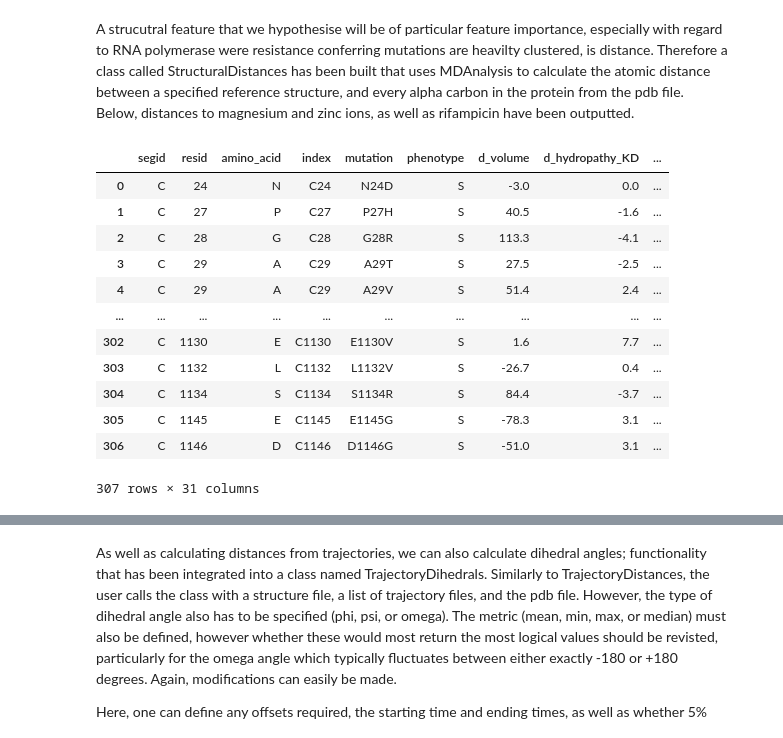
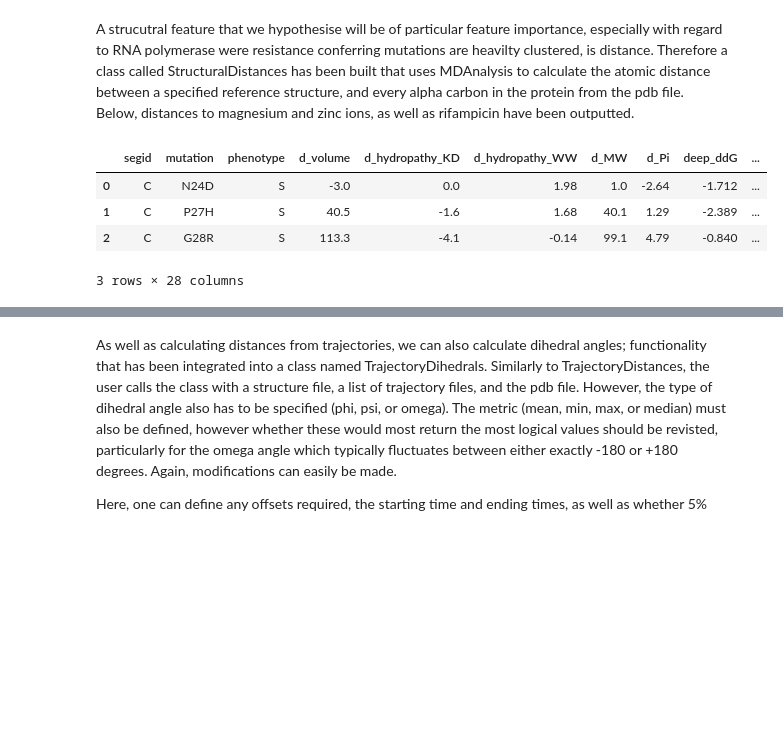
Before and after one commit to DylanAdlard/SABS_rotation_1_report, a Jupyter notebook: Report.ipynb, the cells around one changed output, grey strips where cells are left out. Cells and saved outputs as stored; diff of their text form; code cells hidden in the pictures; blank space fills up the shorter version.

```diff
--- a/Report.ipynb
+++ b/Report.ipynb
@@ -279,2 +274,4 @@ These site-specific biocheimcal alterations are included in the study based on t
+# %%
+features = sbmlcore.FeatureDataset(df, species='M. tuberculosis', gene='RpoB', protein='RNAP')
 # %%
 v = sbmlcore.AminoAcidVolumeChange()
@@ -315,15 +296,11 @@ Secondary structure was determined with the Stride Web Interface([Heinig and Fri
 Solvent accessible surface area (sasa) for each residue was determined with FreeSASA([Mitternacht, 2016](#Mitternacht2016)), a python module that can calculate sasa directly from a pdb file. This has been implemented as a class in ExternalCode.py; FreeSASA. An intuitive addition to this class would include building in a method that uses sasa and a specficied surface area threshold to defined surface residue, which would allow subsequent calculation of depth for every residue in the protein. It should be noted that Stride also outputs sasa values for each residue, however these are different from those calculated by FreeSASA, therefore it would be logical to build models with either and determine which, if any, results in greater performance.
 # %%
 ddg = sbmlcore.DeepDDG('Data_tables/5uh6-protein-chains.ddg', offsets={'A':0, 'B':0, 'C':-6, 'D':0, 'E':0, 'F':0})
-df = ddg.add_feature(df)
+st = sbmlcore.Stride('Structural_files/5uh6.pdb', offsets={'A':0, 'B':0, 'C':-6, 'D':0, 'E':0, 'F':0})
+snp = sbmlcore.SNAP2('Data_tables/rpob_snap2.csv', offsets={'A':0, 'B':0, 'C':-6, 'D':0, 'E':0, 'F':0})
+sasa = sbmlcore.FreeSASA('Structural_files/5uh6.pdb')
 
-st = sbmlcore.Stride('Structural_files/5uh6.pdb', offsets={'A':0, 'B':0, 'C':-6, 'D':0, 'E':0, 'F':0})
-df = st.add_feature(df)
+features.add_feature([ddg, st, snp, sasa])
 
-snp = sbmlcore.SNAP2('Data_tables/rpob_snap2.csv', offsets={'A':0, 'B':0, 'C':-6, 'D':0, 'E':0, 'F':0})
-df = snp.add_feature(df)
-
-sasa = sbmlcore.FreeSASA('Structural_files/5uh6.pdb')
-df = sasa.add_feature(df)
-df
+features.df[:3]
 # %% [output]
@@ -344,34 +313,17 @@ df
 A strucutral feature that we hypothesise will be of particular feature importance, especially with regard to RNA polymerase were resistance conferring mutations are heavilty clustered, is distance. Therefore a class called StructuralDistances has been built that uses MDAnalysis to calculate the atomic distance between a specified reference structure, and every alpha carbon in the protein from the pdb file. Below, distances to magnesium and zinc ions, as well as rifampicin have been outputted.
 # %%
 rfp = sbmlcore.StructuralDistances('Structural_files/5uh6.pdb', distance_selection='resname RFP', distance_name='RFP_distances', offsets={'A':0, 'B':0, 'C':-6, 'D':0, 'E':0, 'F':0})
-df = rfp.add_feature(df)
-df.drop(columns=['resname'], inplace=True)
+zn1 = sbmlcore.StructuralDistances('Structural_files/5uh6.pdb', distance_selection='index 26082', distance_name='ZN1_distances', offsets={'A':0, 'B':0, 'C':-6, 'D':0, 'E':0, 'F':0})
+zn2= sbmlcore.StructuralDistances('Structural_files/5uh6.pdb', distance_selection='index 26083', distance_name='ZN2_distances', offsets={'A':0, 'B':0, 'C':-6, 'D':0, 'E':0, 'F':0})
+mg = sbmlcore.StructuralDistances('Structural_files/5uh6.pdb', distance_selection='resname MG', distance_name='MG_distances', offsets={'A':0, 'B':0, 'C':-6, 'D':0, 'E':0, 'F':0})
 
-zn1 = sbmlcore.StructuralDistances('Structural_files/5uh6.pdb', distance_selection='index 26082', distance_name='ZN1_distances', offsets={'A':0, 'B':0, 'C':-6, 'D':0, 'E':0, 'F':0})
-df = zn1.add_feature(df)
-df.drop(columns=['resname'], inplace=True)
+features.add_feature([rfp, zn1, zn2, mg])
 
-zn2= sbmlcore.StructuralDistances('Structural_files/5uh6.pdb', distance_selection='index 26083', distance_name='ZN2_distances', offsets={'A':0, 'B':0, 'C':-6, 'D':0, 'E':0, 'F':0})
-df = zn2.add_feature(df)
-df.drop(columns=['resname'], inplace=True)
-
-mg = sbmlcore.StructuralDistances('Structural_files/5uh6.pdb', distance_selection='resname MG', distance_name='MG_distances', offsets={'A':0, 'B':0, 'C':-6, 'D':0, 'E':0, 'F':0})
-df = mg.add_feature(df)
-df.drop(columns=['resname'], inplace=True)
-
-df
+features.df[:3]
 # %% [output]
-|  | segid | resid | amino_acid | index | mutation | phenotype | d_volume | d_hydropathy_KD | ... |
-| 0 | C | 24 | N | C24 | N24D | S | -3.0 | 0.0 | ... |
-| 1 | C | 27 | P | C27 | P27H | S | 40.5 | -1.6 | ... |
-| 2 | C | 28 | G | C28 | G28R | S | 113.3 | -4.1 | ... |
-| 3 | C | 29 | A | C29 | A29T | S | 27.5 | -2.5 | ... |
-| 4 | C | 29 | A | C29 | A29V | S | 51.4 | 2.4 | ... |
-| ... | ... | ... | ... | ... | ... | ... | ... | ... | ... |
-| 302 | C | 1130 | E | C1130 | E1130V | S | 1.6 | 7.7 | ... |
-| 303 | C | 1132 | L | C1132 | L1132V | S | -26.7 | 0.4 | ... |
-| 304 | C | 1134 | S | C1134 | S1134R | S | 84.4 | -3.7 | ... |
-| 305 | C | 1145 | E | C1145 | E1145G | S | -78.3 | 3.1 | ... |
-| 306 | C | 1146 | D | C1146 | D1146G | S | -51.0 | 3.1 | ... |
+|  | segid | mutation | phenotype | d_volume | d_hydropathy_KD | d_hydropathy_WW | d_MW | d_Pi | deep_ddG | ... |
+| 0 | C | N24D | S | -3.0 | 0.0 | 1.98 | 1.0 | -2.64 | -1.712 | ... |
+| 1 | C | P27H | S | 40.5 | -1.6 | 1.68 | 40.1 | 1.29 | -2.389 | ... |
+| 2 | C | G28R | S | 113.3 | -4.1 | -0.14 | 99.1 | 4.79 | -0.840 | ... |
-307 rows × 31 columns
+3 rows × 28 columns
 # %% [markdown]
```
Also changed, not shown: parts of 43 cells of this notebook, 14 other files.
